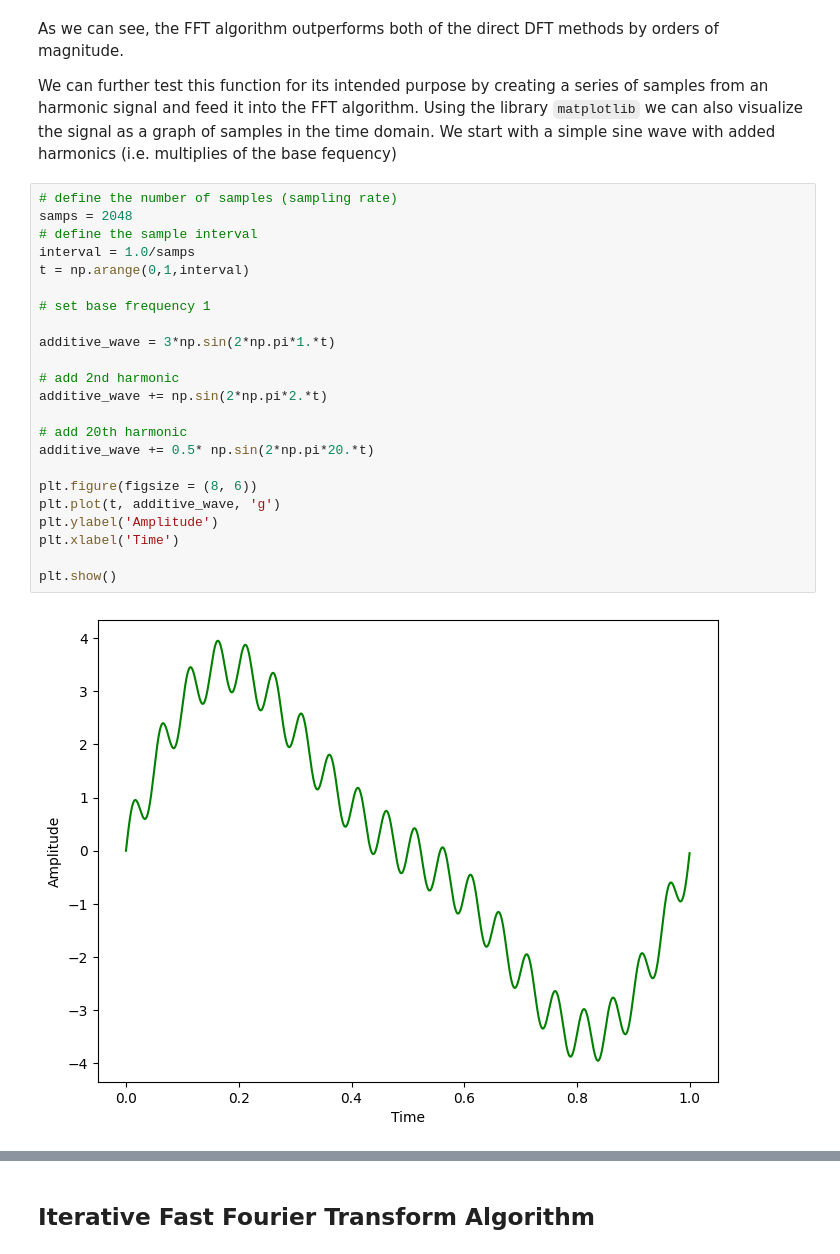
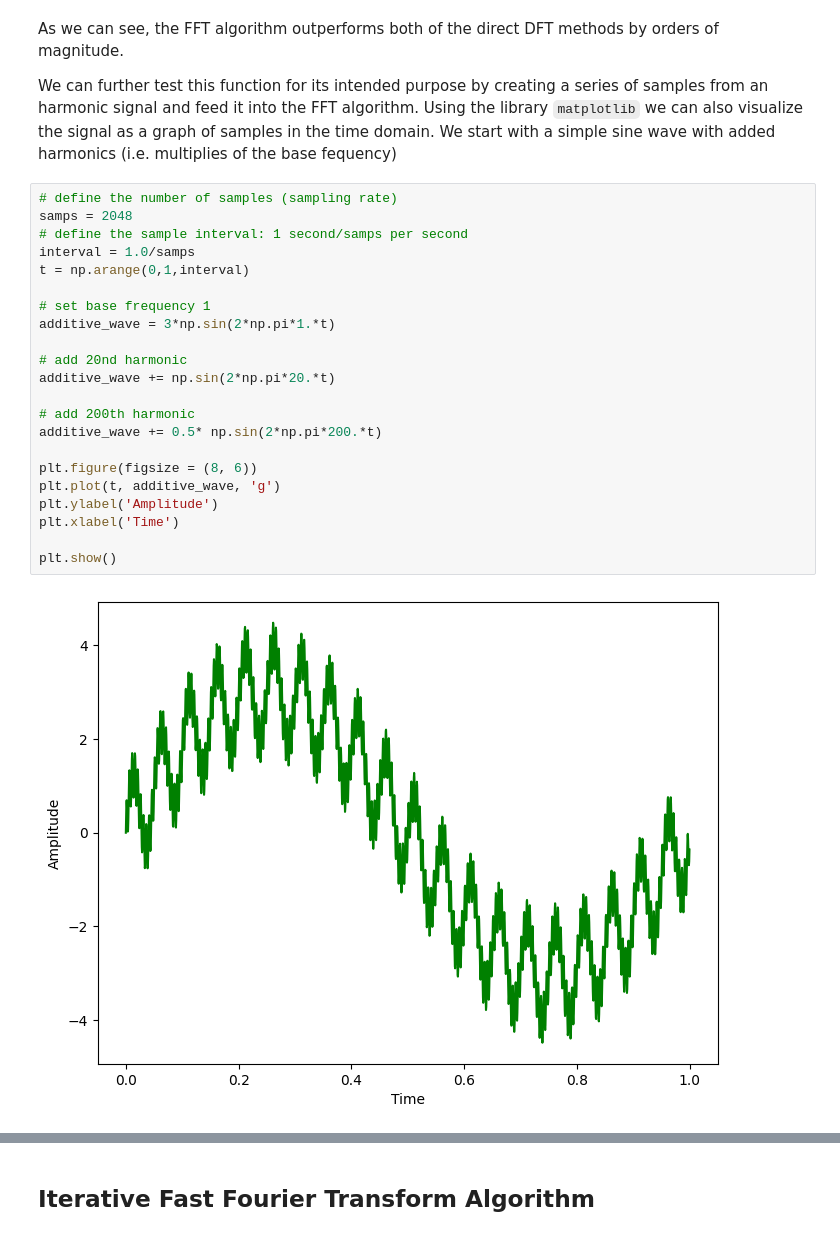
Before and after one commit to godblessourdeadkotatsu/dba2024, a Jupyter notebook: fft.ipynb, the cells around one changed output, grey strips where cells are left out. Saved outputs shown, nothing was run; the diff lists cells and outputs as text.

```diff
--- a/fft.ipynb
+++ b/fft.ipynb
@@ -251,25 +251,24 @@ We can further test this function for its intended purpose by creating a series
 # %%
 # define the number of samples (sampling rate)
 samps = 2048
-# define the sample interval
+# define the sample interval: 1 second/samps per second
 interval = 1.0/samps
 t = np.arange(0,1,interval)
 
 # set base frequency 1
-
 additive_wave = 3*np.sin(2*np.pi*1.*t)
 
-# add 2nd harmonic
-additive_wave += np.sin(2*np.pi*2.*t)
+# add 20nd harmonic
+additive_wave += np.sin(2*np.pi*20.*t)
 
-# add 20th harmonic
-additive_wave += 0.5* np.sin(2*np.pi*20.*t)
+# add 200th harmonic
+additive_wave += 0.5* np.sin(2*np.pi*200.*t)
 
 plt.figure(figsize = (8, 6))
 plt.plot(t, additive_wave, 'g')
 plt.ylabel('Amplitude')
 plt.xlabel('Time')
 
 plt.show()
 # %% [output]
-[figure, old version]
+[figure, new version]
```
Also changed, not shown: parts of 5 cells of this notebook.
